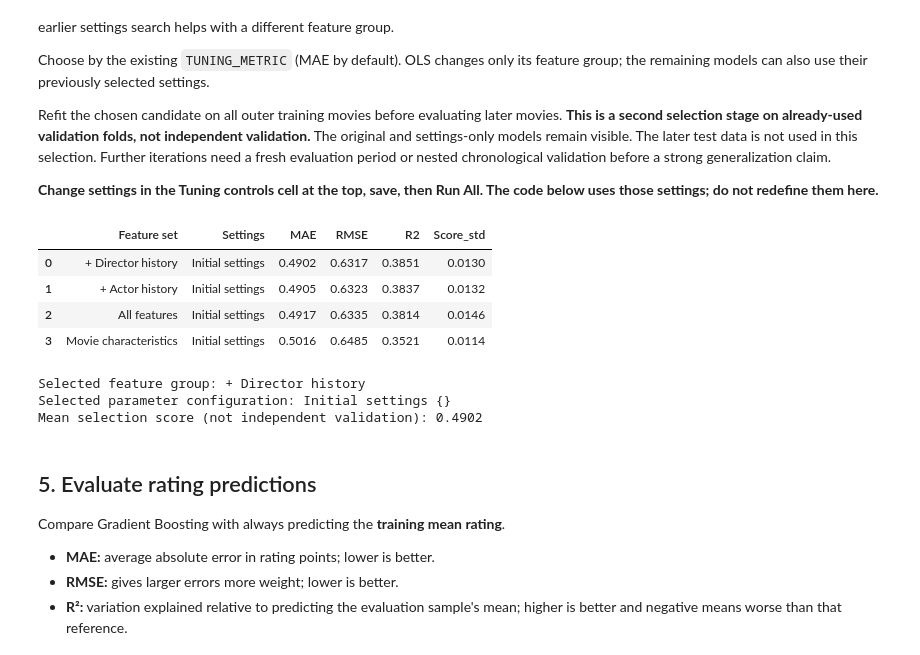
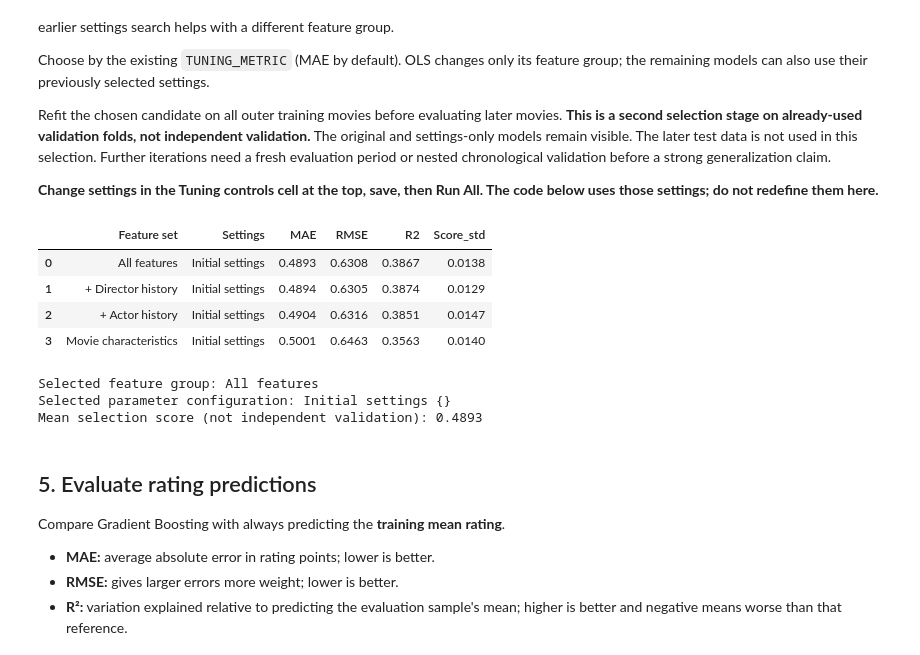
Before and after one commit to DS-6021-Group-2/DS6021_Group2_FinalProject, a Jupyter notebook: Modeling_scripts/rating_models/gradient_boosting.ipynb, the cells around one changed output. Saved outputs shown, nothing was run; the diff lists cells and outputs as text; code cells hidden in the pictures.

```diff
--- a/Modeling_scripts/rating_models/gradient_boosting.ipynb
+++ b/Modeling_scripts/rating_models/gradient_boosting.ipynb
@@ -84,7 +86,7 @@ Exclude the current-movie outcome (`vote_average`) and movie identifiers from th
 ID_COLUMNS = ["tmdb_id", "imdb_id", "title_tmdb", "release_date"]
 TARGET_COLUMNS = ["vote_average"]
 NUMERIC_FEATURES = [
-    "runtime", "release_year", "n_genres", "imdb_director_count",
+    "runtime", "log_budget", "release_year", "n_genres", "imdb_director_count",
     "dir_prior_success_rate_smoothed", "dir_prior_rating_smoothed",
     "dir_prior_rated_films_log1p", "dir_prior_films_log1p",
     "dir_years_active_log1p", "dir_prior_known_films_log1p",
@@ -99,7 +101,7 @@ FEATURE_COLUMNS = NUMERIC_FEATURES + CATEGORICAL_FEATURES + BINARY_FEATURES
 assert len(FEATURE_COLUMNS) == len(set(FEATURE_COLUMNS))
 assert set(movies) == set(ID_COLUMNS + TARGET_COLUMNS + FEATURE_COLUMNS)
 assert not set(ID_COLUMNS + TARGET_COLUMNS) & set(FEATURE_COLUMNS)
-assert not {"budget", "log_budget", "revenue", "revenue_to_budget", "popularity", "vote_count"} & set(FEATURE_COLUMNS)
+assert not {"budget", "revenue", "revenue_to_budget", "popularity", "vote_count"} & set(FEATURE_COLUMNS)
 assert movies[BINARY_FEATURES].isin([0, 1]).all().all()
 
 X = movies[FEATURE_COLUMNS].copy()
@@ -260,7 +262,7 @@ settings_train_predictions = train_predictions.copy()
 settings_test_predictions = test_predictions.copy()
 
 movie_features = (
-    ["runtime", "release_year", "n_genres", "imdb_director_count"]
+    ["runtime", "log_budget", "release_year", "n_genres", "imdb_director_count"]
     + CATEGORICAL_FEATURES
     + ["is_sequel", "is_english"]
     + [column for column in BINARY_FEATURES if column.startswith("genre_")]
@@ -305,40 +307,40 @@ for setting_name, parameters in improvement_configurations.items():
 selection_metrics = ["MAE", "RMSE", "R2"]
 selection_keys = ["Feature set", "Settings"]
 selection_fold_results = pd.DataFrame(selection_rows)
 assert selection_fold_results.groupby(selection_keys)["Fold"].nunique().eq(3).all()
 assert np.isfinite(selection_fold_results[selection_metrics].to_numpy()).all()
 improvement_summary = selection_fold_results.groupby(selection_keys, sort=False).agg(
     **{metric: (metric, "mean") for metric in selection_metrics},
     Score_std=(TUNING_METRIC, "std"),
 ).reset_index()
 improvement_summary = improvement_summary.sort_values(
     TUNING_METRIC, ascending=TUNING_METRIC in ["MAE", "RMSE"], kind="stable",
 ).reset_index(drop=True)
 with pd.option_context("display.max_columns", None):
     display(improvement_summary.drop(columns=["Threshold distance"], errors="ignore").head(12).round(4))
 winner = improvement_summary.iloc[0]
 selected_feature_set = winner["Feature set"]
 selected_feature_columns = feature_versions[selected_feature_set]
 selected_parameters = improvement_configurations[winner["Settings"]]
 print("Selected feature group:", selected_feature_set)
 print("Selected parameter configuration:", winner["Settings"], selected_parameters)
 print("Mean selection score (not independent validation):", round(float(winner[TUNING_METRIC]), 4))
 
 model = make_regression_model(selected_feature_columns).set_params(**selected_parameters)
 model.fit(X_train, y_train)
 assert set(selected_feature_columns).isdisjoint(TARGET_COLUMNS + ID_COLUMNS)
 train_predictions = model.predict(X_train)
 test_predictions = model.predict(X_test)
 assert np.isfinite(test_predictions).all()
 # %% [output]
 |  | Feature set | Settings | MAE | RMSE | R2 | Score_std |
-| 0 | + Director history | Initial settings | 0.4902 | 0.6317 | 0.3851 | 0.0130 |
-| 1 | + Actor history | Initial settings | 0.4905 | 0.6323 | 0.3837 | 0.0132 |
-| 2 | All features | Initial settings | 0.4917 | 0.6335 | 0.3814 | 0.0146 |
-| 3 | Movie characteristics | Initial settings | 0.5016 | 0.6485 | 0.3521 | 0.0114 |
+| 0 | All features | Initial settings | 0.4893 | 0.6308 | 0.3867 | 0.0138 |
+| 1 | + Director history | Initial settings | 0.4894 | 0.6305 | 0.3874 | 0.0129 |
+| 2 | + Actor history | Initial settings | 0.4904 | 0.6316 | 0.3851 | 0.0147 |
+| 3 | Movie characteristics | Initial settings | 0.5001 | 0.6463 | 0.3563 | 0.0140 |
-Selected feature group: + Director history
+Selected feature group: All features
 Selected parameter configuration: Initial settings {}
-Mean selection score (not independent validation): 0.4902
+Mean selection score (not independent validation): 0.4893
 # %% [markdown]
 ## 5. Evaluate rating predictions
 Compare Gradient Boosting with always predicting the **training mean rating**.
```
Also changed, not shown: parts of 8 cells of this notebook, 19 other files.
